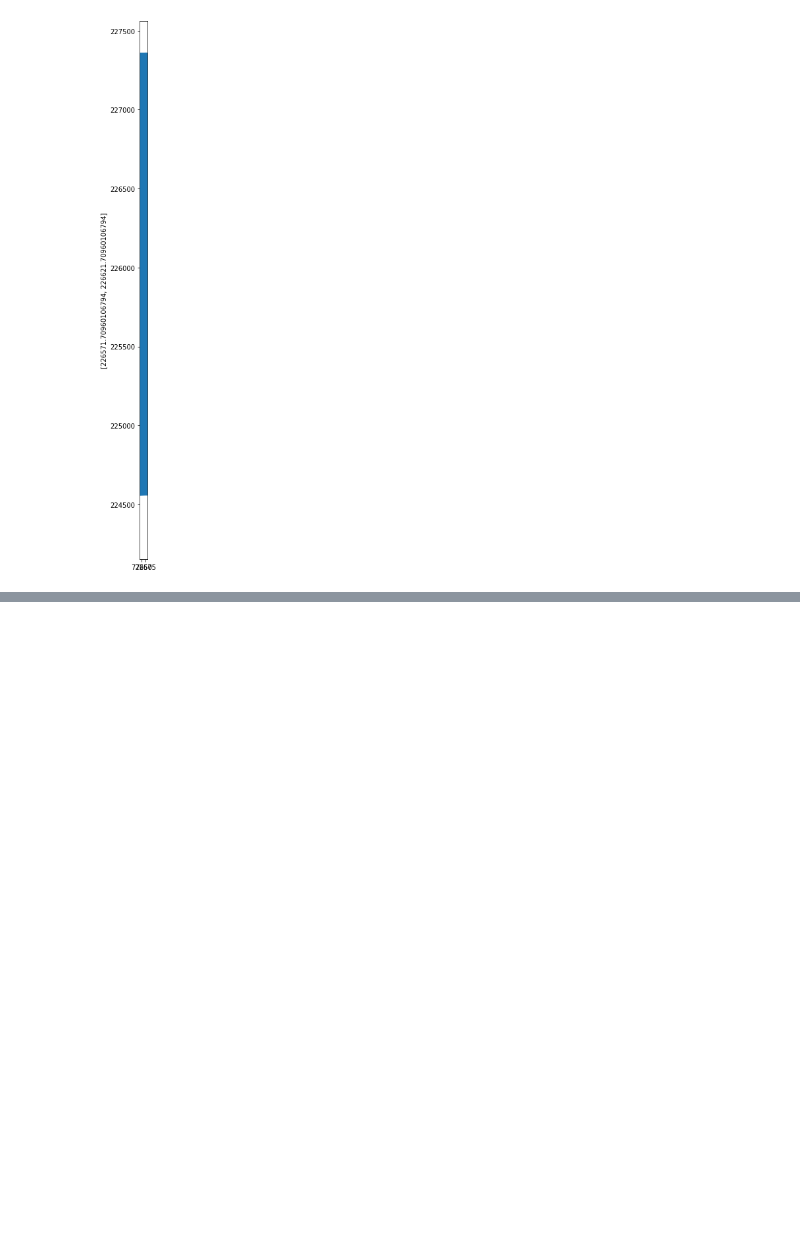
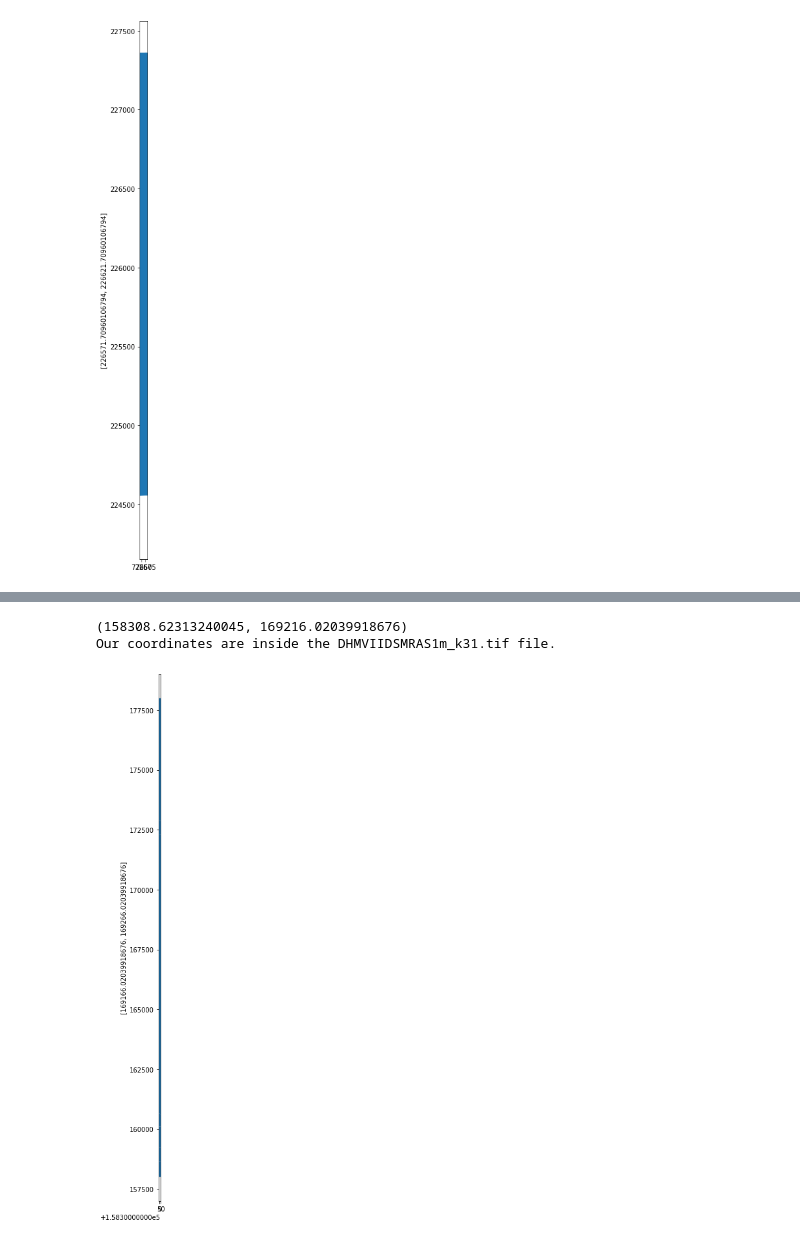
Before and after one commit to alebegge/3Dplotting_houses, a Jupyter notebook: Test_read_1_file.ipynb, the cells around one changed output, grey strips where cells are left out. Cells and saved outputs as stored; diff of their text form; code cells hidden in the pictures; blank space fills up the shorter version.

```diff
--- a/Test_read_1_file.ipynb
+++ b/Test_read_1_file.ipynb
@@ -230,0 +247,17 @@ plt.show()
+# %%
+t31_shape = gpd.read_file('resources\DSM_nl_unzip\DHMVII_vdc_k31.shp')
+coord = test_wo.transform_coord()
+print(coord)
+test_wo.wich_file()
+slice = 50
+x_bounds = [coord[0] - slice, coord[0] + slice]
+y_bounds = [coord[1] - slice, coord[1] + slice]
+fig, ax = plt.subplots(1,1, figsize=(15,15))
+ax.set_xlim(x_bounds)
+ax.set_ylabel(y_bounds)
+t31_shape.plot(ax=ax, legend=True)
+plt.show()
+# %% [output]
+(158308.62313240045, 169216.02039918676)
+Our coordinates are inside the DHMVIIDSMRAS1m_k31.tif file.
+[figure, added]
```
Also changed, not shown: parts of 27 cells of this notebook, 3 other files.
